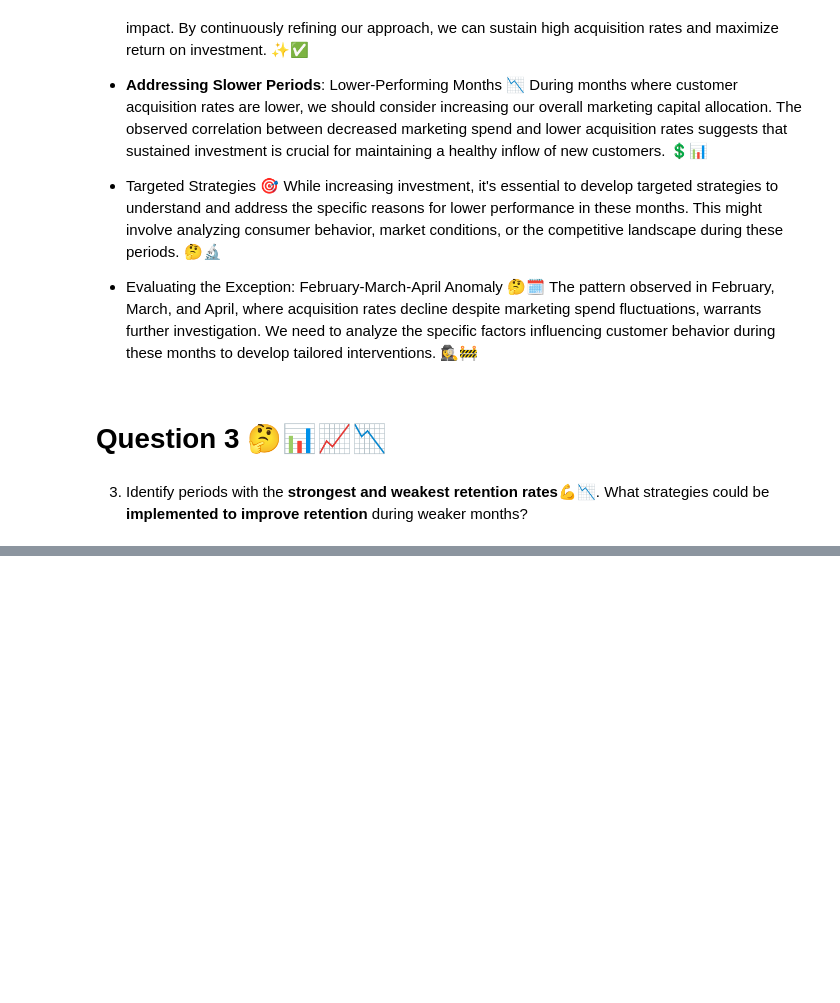
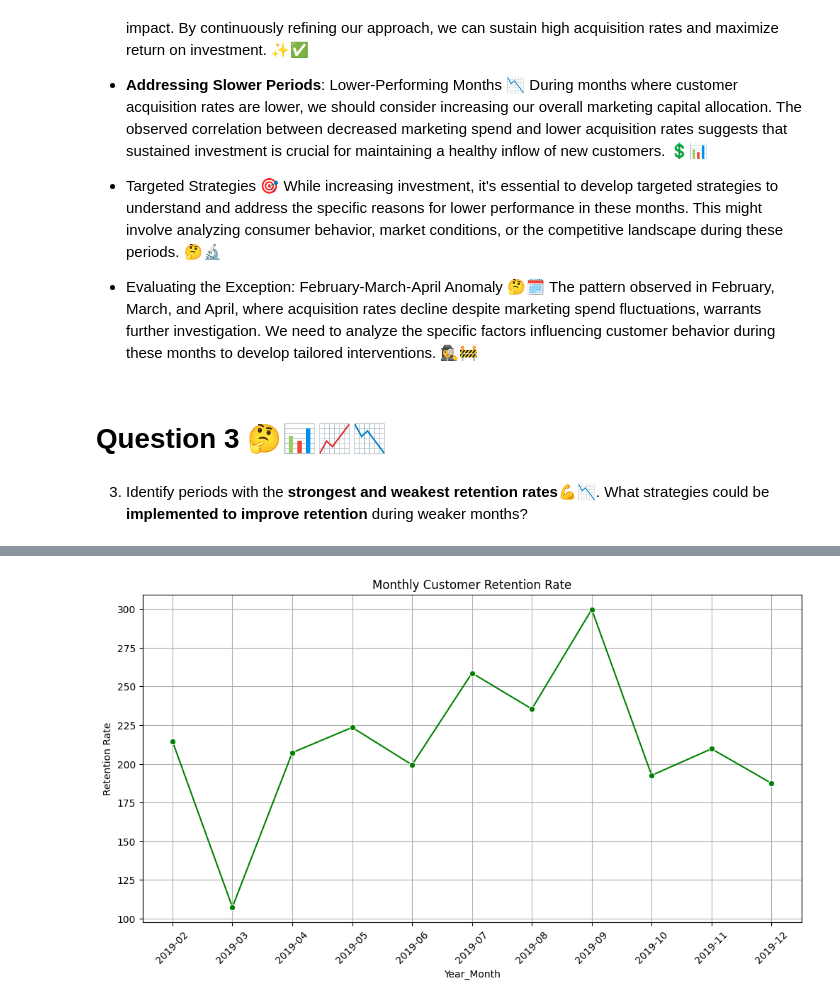
Before and after one commit to Smita569/E-commerce_Marketing_and_sales, a Jupyter notebook: E_commerce_Marketing_and_sales_Business_Case.ipynb, the cells around one changed output, grey strips where cells are left out. Drawn from its saved outputs; the diff is of its cells as text; code cells hidden in the pictures; blank space fills up the shorter version.

```diff
--- a/E_commerce_Marketing_and_sales_Business_Case.ipynb
+++ b/E_commerce_Marketing_and_sales_Business_Case.ipynb
@@ -181,0 +201,6 @@ plt.show()
+# %%
+customer_previous_month=customer_per_month
+customer_previous_month['Total_Customers']=customer_previous_month['Total_Customers'].shift(1)
+customer_previous_month.dropna(inplace=True)
+customer_previous_month['Total_Customers']=customer_previous_month['Total_Customers'].astype(int)
+customer_previous_month
@@ -181,0 +220,3 @@ plt.show()
+# %%
+df_merged=pd.merge(customer_per_month,customer_previous_month,on='Year_Month')
+df_merged
@@ -181,0 +252,3 @@ plt.show()
+# %%
+df_merged2=pd.merge(df_merged,monthly_acquisition[['Year_Month','New_Customers']],on='Year_Month',how='left')
+df_merged2
@@ -181,0 +268,3 @@ plt.show()
+# %%
+df_merged2['Retention_rate']=(df_merged2['Total_Customers_x']-df_merged2['New_Customers']/df_merged2['Total_Customers_y'])
+df_merged2
@@ -181,0 +284,14 @@ plt.show()
+# %%
+# prompt: plot line plot using seaborn from df_merged2 data
+
+import matplotlib.pyplot as plt
+plt.figure(figsize=(12, 6))
+sns.lineplot(data=df_merged2, x=df_merged2['Year_Month'].astype(str), y='Retention_rate', marker='o', color='green')
+plt.title('Monthly Customer Retention Rate')
+plt.xlabel('Year_Month')
+plt.ylabel('Retention Rate')
+plt.grid(True)
+plt.xticks(rotation=45)
+plt.show()
+# %% [output]
+[figure, added]
```
Also changed, not shown: parts of 6 cells of this notebook.
